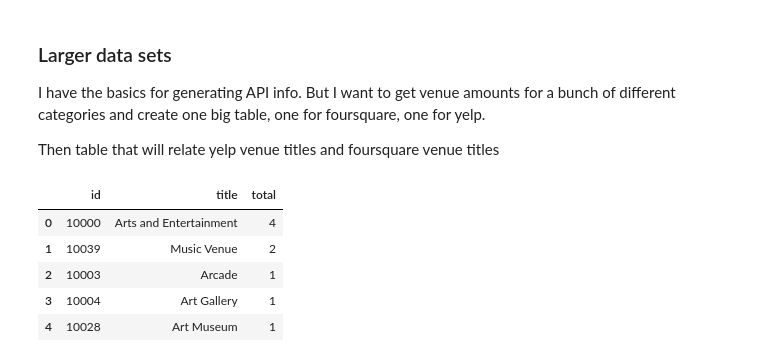
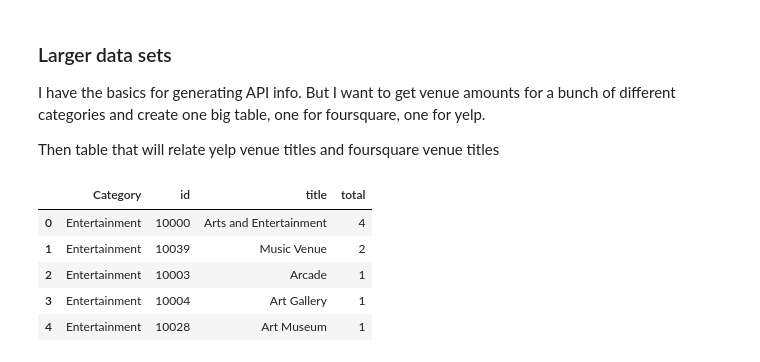
Before and after one commit to fynnweaver/LL_MiniProject2, a Jupyter notebook: DataCleaning.ipynb, the cells around one changed output. Drawn from its saved outputs; the diff is of its cells as text; code cells hidden in the pictures.

```diff
--- a/DataCleaning.ipynb
+++ b/DataCleaning.ipynb
@@ -213,15 +231,17 @@ for category in foursquare_cat:
     frames_four.append(get_venues_four('45.6387,-122.6615', category))
 # %%
 #now let's put them all together
-foursquare_raw = pd.concat([frames_four[0], frames_four[1], frames_four[2], frames_four[3]]).reset_index()
+foursquare_raw = pd.concat([frames_four[0], frames_four[1], frames_four[2], frames_four[3]],
+                            names=['Category','id','title'],
+                            keys=['Entertainment','Dining','Health','Landmarks']).reset_index()
 foursquare_raw.head()
 # %% [output]
-|  | id | title | total |
-| 0 | 10000 | Arts and Entertainment | 4 |
-| 1 | 10039 | Music Venue | 2 |
-| 2 | 10003 | Arcade | 1 |
-| 3 | 10004 | Art Gallery | 1 |
-| 4 | 10028 | Art Museum | 1 |
+|  | Category | id | title | total |
+| 0 | Entertainment | 10000 | Arts and Entertainment | 4 |
+| 1 | Entertainment | 10039 | Music Venue | 2 |
+| 2 | Entertainment | 10003 | Arcade | 1 |
+| 3 | Entertainment | 10004 | Art Gallery | 1 |
+| 4 | Entertainment | 10028 | Art Museum | 1 |
 # %%
 foursquare_data = foursquare_raw.sort_values('total', ascending = False)
 # %%
```
Also changed, not shown: parts of 4 cells of this notebook, 5 other files.
